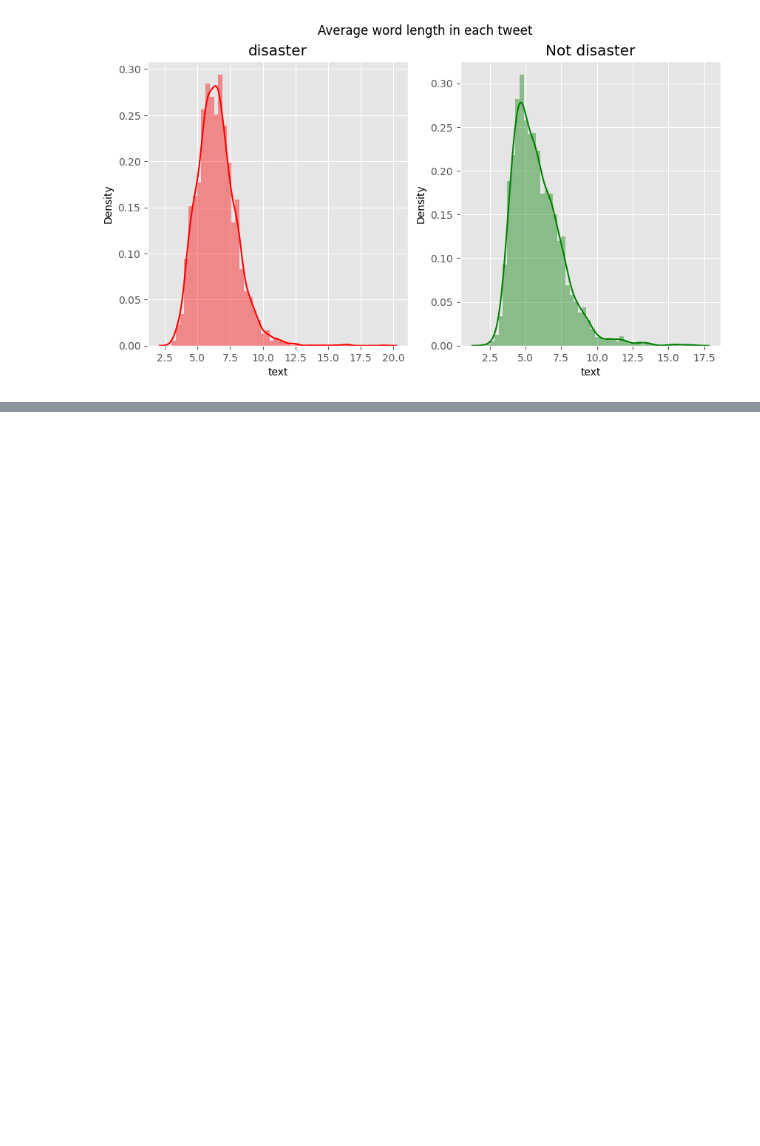
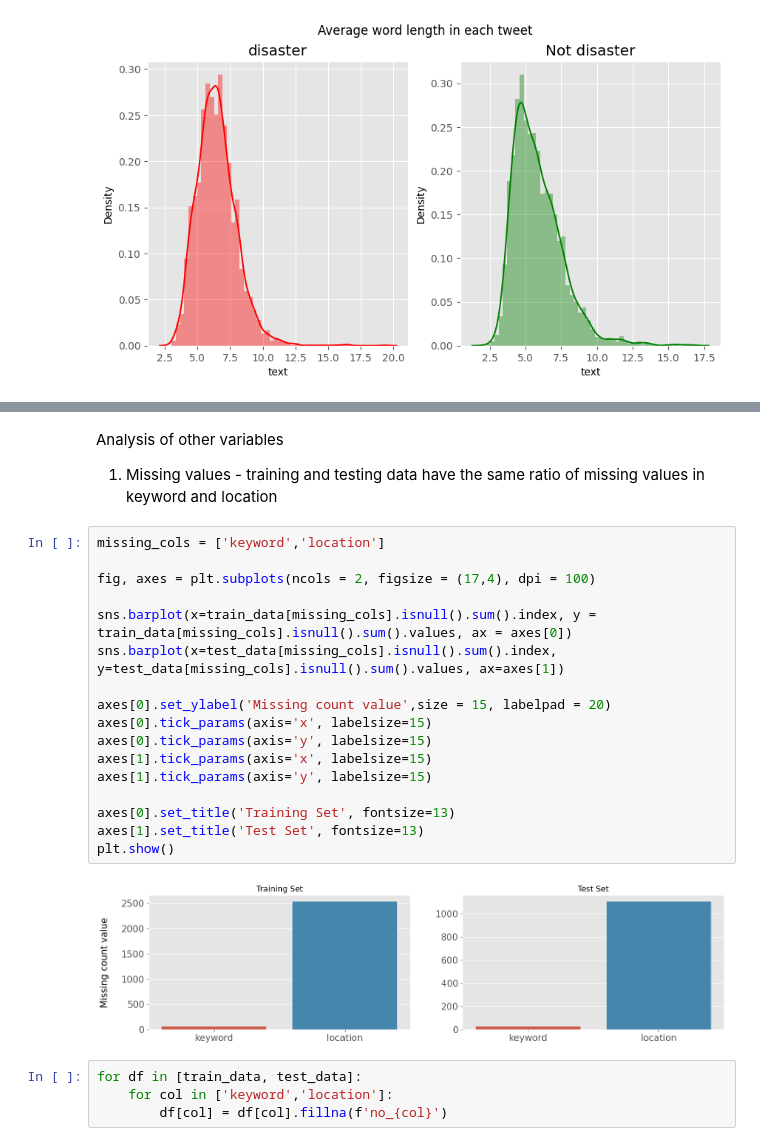
Before and after one commit to RazerP4antom/data-analysis, a Jupyter notebook: Disaster Tweets/notebook6.ipynb, the cells around one changed output, grey strips where cells are left out. Cells and saved outputs as stored; diff of their text form; blank space fills up the shorter version.

```diff
--- a/Disaster Tweets/notebook6.ipynb
+++ b/Disaster Tweets/notebook6.ipynb
@@ -144,0 +166,27 @@ Text(0.5, 0.98, 'Average word length in each tweet')
+# %% [markdown]
+Analysis of other variables
+
+1. Missing values - training and testing data have the same ratio of missing values in keyword and location
+# %%
+missing_cols = ['keyword','location']
+
+fig, axes = plt.subplots(ncols = 2, figsize = (17,4), dpi = 100)
+
+sns.barplot(x=train_data[missing_cols].isnull().sum().index, y = train_data[missing_cols].isnull().sum().values, ax = axes[0])
+sns.barplot(x=test_data[missing_cols].isnull().sum().index, y=test_data[missing_cols].isnull().sum().values, ax=axes[1])
+
+axes[0].set_ylabel('Missing count value',size = 15, labelpad = 20)
+axes[0].tick_params(axis='x', labelsize=15)
+axes[0].tick_params(axis='y', labelsize=15)
+axes[1].tick_params(axis='x', labelsize=15)
+axes[1].tick_params(axis='y', labelsize=15)
+
+axes[0].set_title('Training Set', fontsize=13)
+axes[1].set_title('Test Set', fontsize=13)
+plt.show()
+# %% [output]
+[figure, added]
+# %%
+for df in [train_data, test_data]:
+    for col in ['keyword','location']:
+        df[col] = df[col].fillna(f'no_{col}')
```
Also changed, not shown: parts of 5 cells of this notebook.
